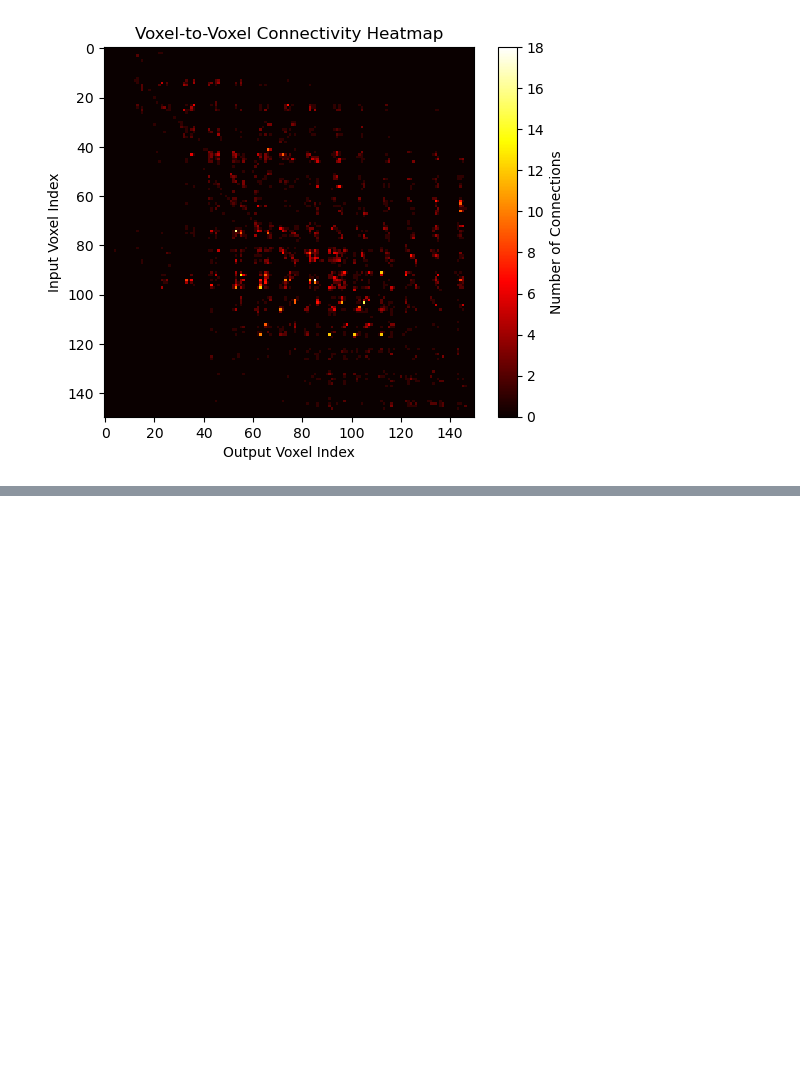
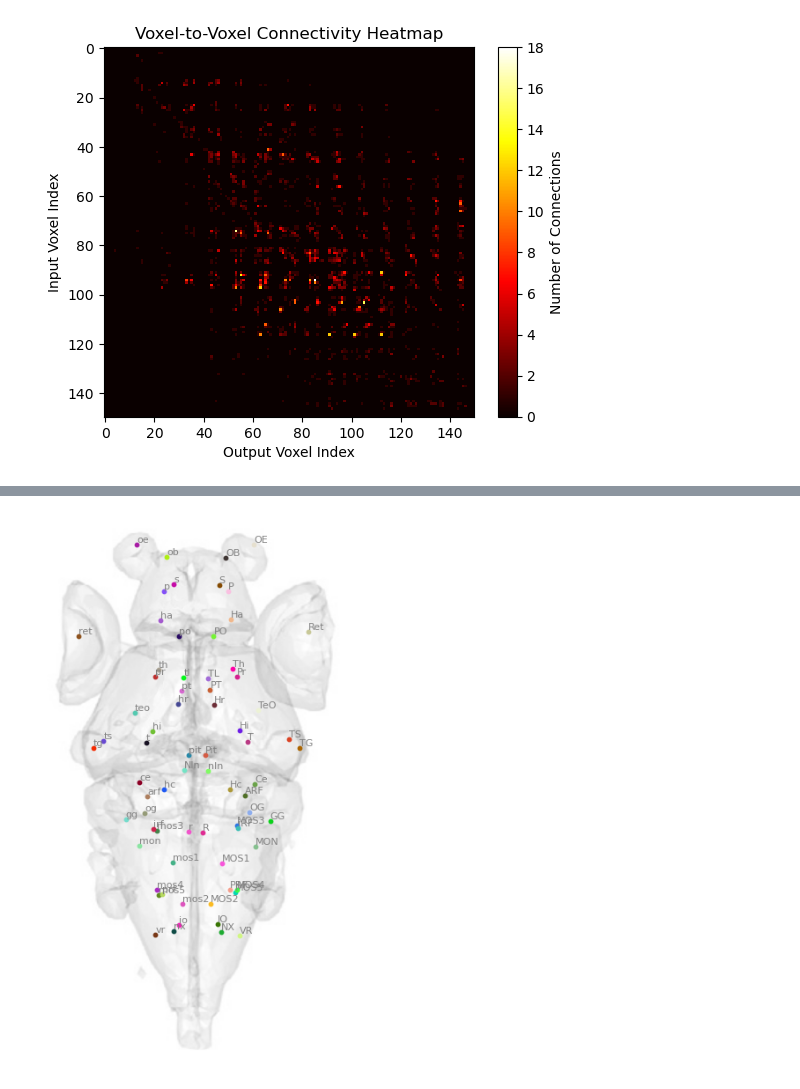
Before and after one commit to alinvdu/neuromorphic-connectome-approach, a Jupyter notebook: src/connectome/zebra_fish.ipynb, the cells around one changed output, grey strips where cells are left out. Cells and saved outputs as stored; diff of their text form; code cells hidden in the pictures; blank space fills up the shorter version.

```diff
--- a/src/connectome/zebra_fish.ipynb
+++ b/src/connectome/zebra_fish.ipynb
@@ -334,0 +889,17 @@ plt.show()
+# %%
+# Plot the regions and abbreviations, at first with random colors, no clusters
+fig, ax = figure()
+ax.imshow(bg_image, extent=[left, right, bottom, top])
+
+# Iterate over brain regions and plot a small dot at each origin point
+for region in brain_regions:
+    ax.scatter(region.x, region.y, color=random_color(), s=10)  # s is the size of the dot
+    ax.text(region.x, region.y, region.abbr, color='gray', fontsize=8, ha='left', va='bottom')
+
+# Turn off the axes
+ax.axis('off')
+
+# Show the plot
+plt.show()
+# %% [output]
+[figure, added]
```
Also changed, not shown: parts of 16 cells of this notebook.
